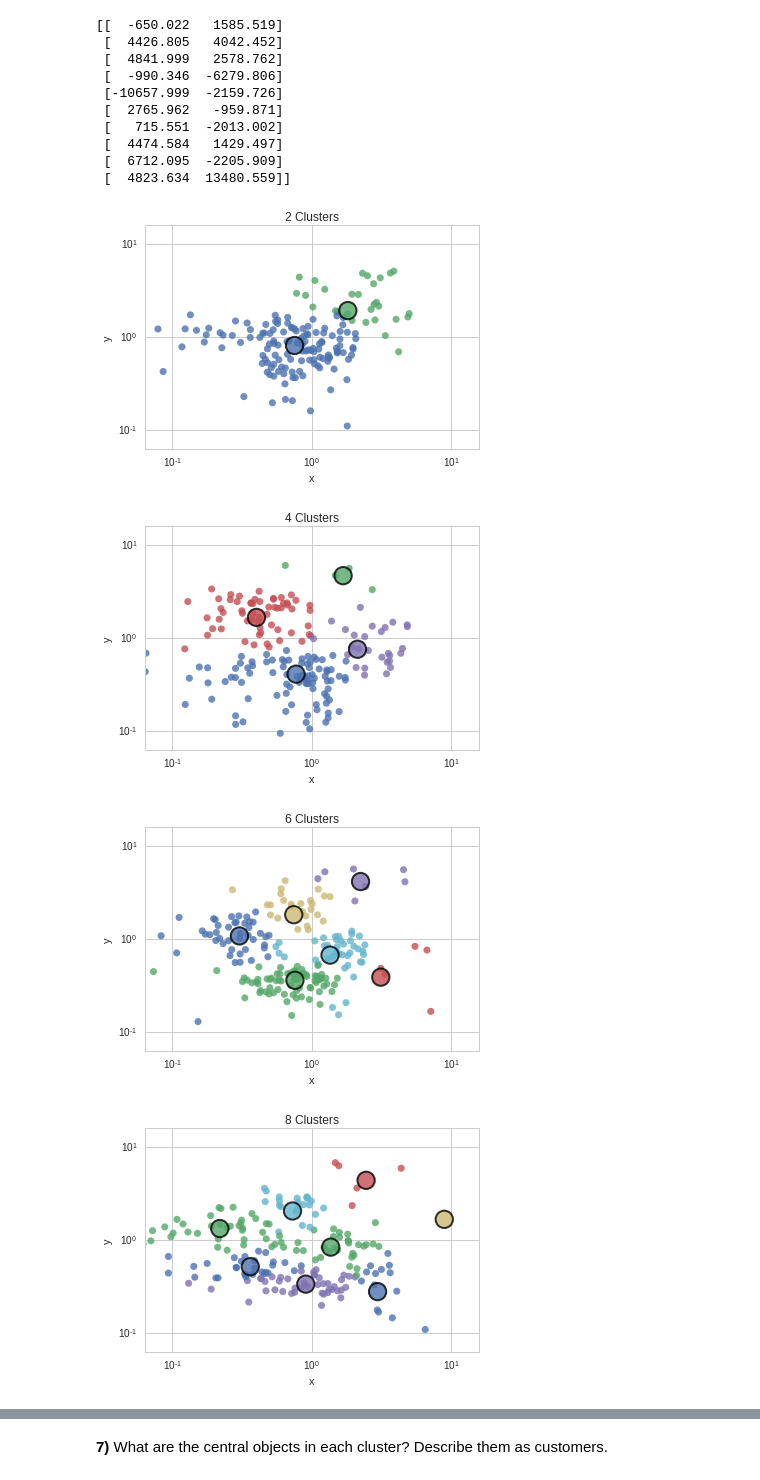
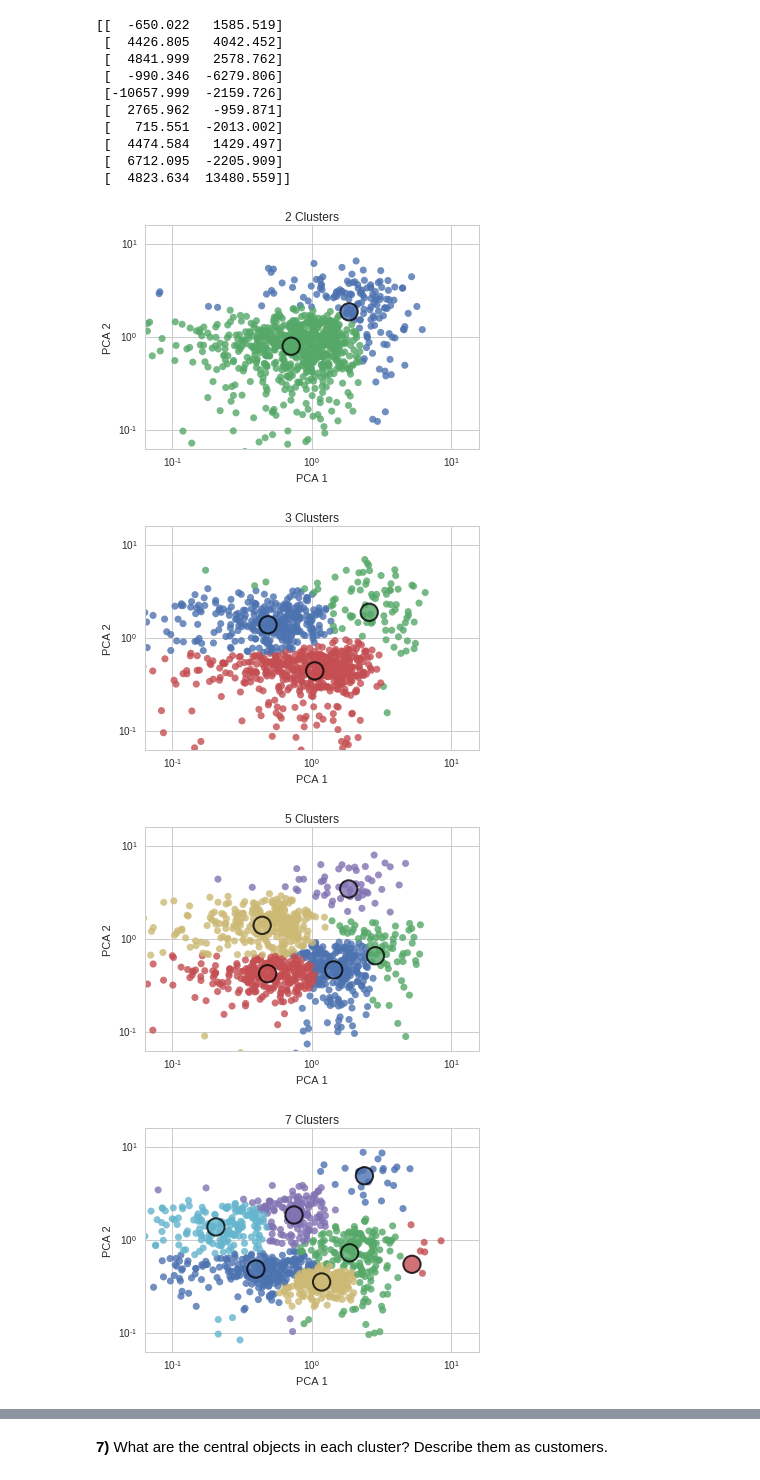
Before and after one commit to bvstillwell/udacity-mlnd-capstone, a Jupyter notebook: p3/r2/customer_segments.ipynb, the cells around one changed output, grey strips where cells are left out. Cells and saved outputs as stored; diff of their text form; code cells hidden in the pictures.

```diff
--- a/p3/r2/customer_segments.ipynb
+++ b/p3/r2/customer_segments.ipynb
@@ -253,7 +253,9 @@ def tidy_data(a, b, col):
     return a, b
 
 
-for i in [2, 4, 6, 8, 10]:
+#Lets visualise what a few different clusters would look like
+#To do this we need to swap the x-axis, convert to a stand
+for i in [2, 3, 5, 7, 12]:
     cl = GMM(n_components=i)
     cl.fit(reduced_data)
 
@@ -261,62 +263,60 @@ for i in [2, 4, 6, 8, 10]:
     #print clusters
 
     centroids = clusters.means_
-    samples = cl.sample(200)
+    samples = cl.sample(1000)
     group = cl.predict(samples)
+
+    colx = "PCA 1"
+    coly = "PCA 2"
+    col_colour = "color"
 
     #Lets transform the data to a good space so we can log graph them
     scaler.fit(samples)
 
-    centroids_data = pd.DataFrame(scaler.transform(centroids), columns=['x', 'y'])
-    centroids_data['x'] *= -1. #The x-axis is the wrong way
-    samples_data = pd.DataFrame(scaler.transform(samples), columns=['x', 'y'])
-    samples_data['x'] *= -1. #The x-axis is the wrong way
+    centroids_data = pd.DataFrame(scaler.transform(centroids), columns=[colx, coly])
+    centroids_data[colx] *= -1. #The x-axis is the wrong way
+    samples_data = pd.DataFrame(scaler.transform(samples), columns=[colx, coly])
+    samples_data[colx] *= -1. #The x-axis is the wrong way
 
     #Lets translate the graph so we can plot it
     mov = 1.
-    samples_data['x'] += mov
-    samples_data['y'] += mov
-    centroids_data['x'] += mov
-    centroids_data['y'] += mov
+    samples_data[colx] += mov
+    samples_data[coly] += mov
+    centroids_data[colx] += mov
+    centroids_data[coly] += mov
 
 
-    pal = sns.color_palette("Set1", n_colors=centroids_data.shape[0])
-    pal = sns.color_palette("husl", centroids_data.shape[0])
     pal = sns.color_palette("deep", centroids_data.shape[0])
-    #pal = sns.hls_palette(8, l=.3, s=.5)
-    #pal = sns.color_palette("muted")
     #Add the group to the frames
-    centroids_data['col'] = [pal[a] for a in centroids_data.index]
-    samples_data['col'] = [pal[a] for a in pd.Series(group)]
+    centroids_data[col_colour] = [pal[a] for a in centroids_data.index]
+    samples_data[col_colour] = [pal[a] for a in pd.Series(group)]
 
 
     sns.set_style("whitegrid")
     f, ax = plt.subplots()
     ax.set(xscale="log", yscale="log")
     plt.xlim([10.**-1.2, 10.**1.2])
     plt.ylim([10.**-1.2, 10.**1.2])
     plt.title("%s Clusters" % i)
-    plt.xlabel("PCA 1")
-    plt.xlabel("PCA 2")
     #Plot the samples
-    sns.regplot(x='x',
-                y='y',
+    sns.regplot(x=colx,
+                y=coly,
                 data=samples_data,
                 ax=ax,
-                scatter_kws={"s": 50, "c":samples_data['col']},
+                scatter_kws={"s": 50, "c":samples_data[col_colour]},
                 fit_reg=False)
 
     #Plot the clusters
-    sns.regplot(x='x',
-                y='y',
+    sns.regplot(x=colx,
+                y=coly,
                 data=centroids_data,
                 ax=ax,
-                scatter_kws={"s": 300, "c":centroids_data['col'], "edgecolor":'black', "linewidth":'2'},
+                scatter_kws={"s": 300, "c":centroids_data[col_colour], "edgecolor":'black', "linewidth":'2'},
                 fit_reg=False)
 
-    plt.show()
+plt.show()
 # %% [output]
-[figure, old version]
+[figure, new version]
-[figure, old version]
+[figure, new version]
-[figure, old version]
+[figure, new version]
-[figure, old version]
+[figure, new version]
```
Also changed, not shown: parts of 8 cells of this notebook.
